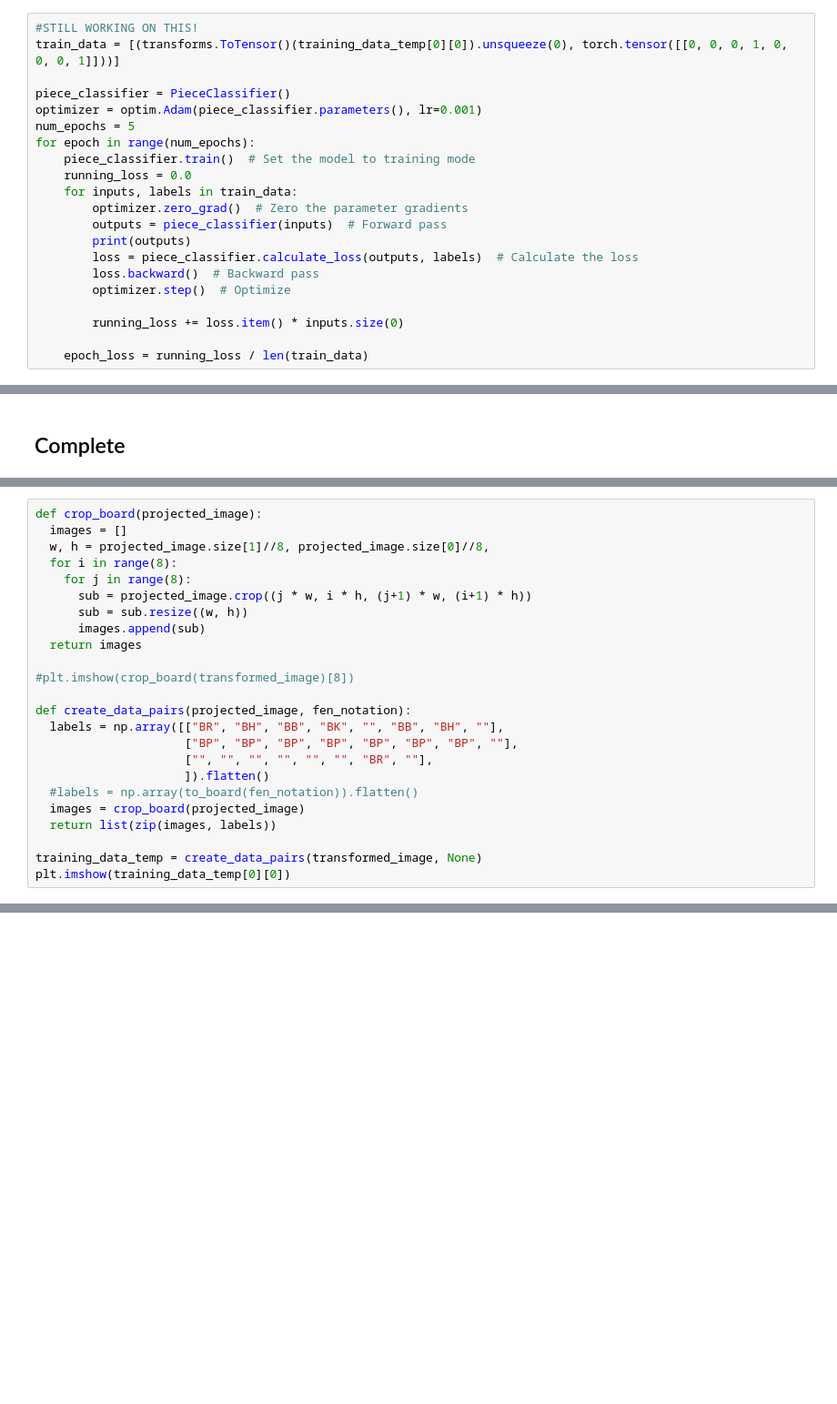
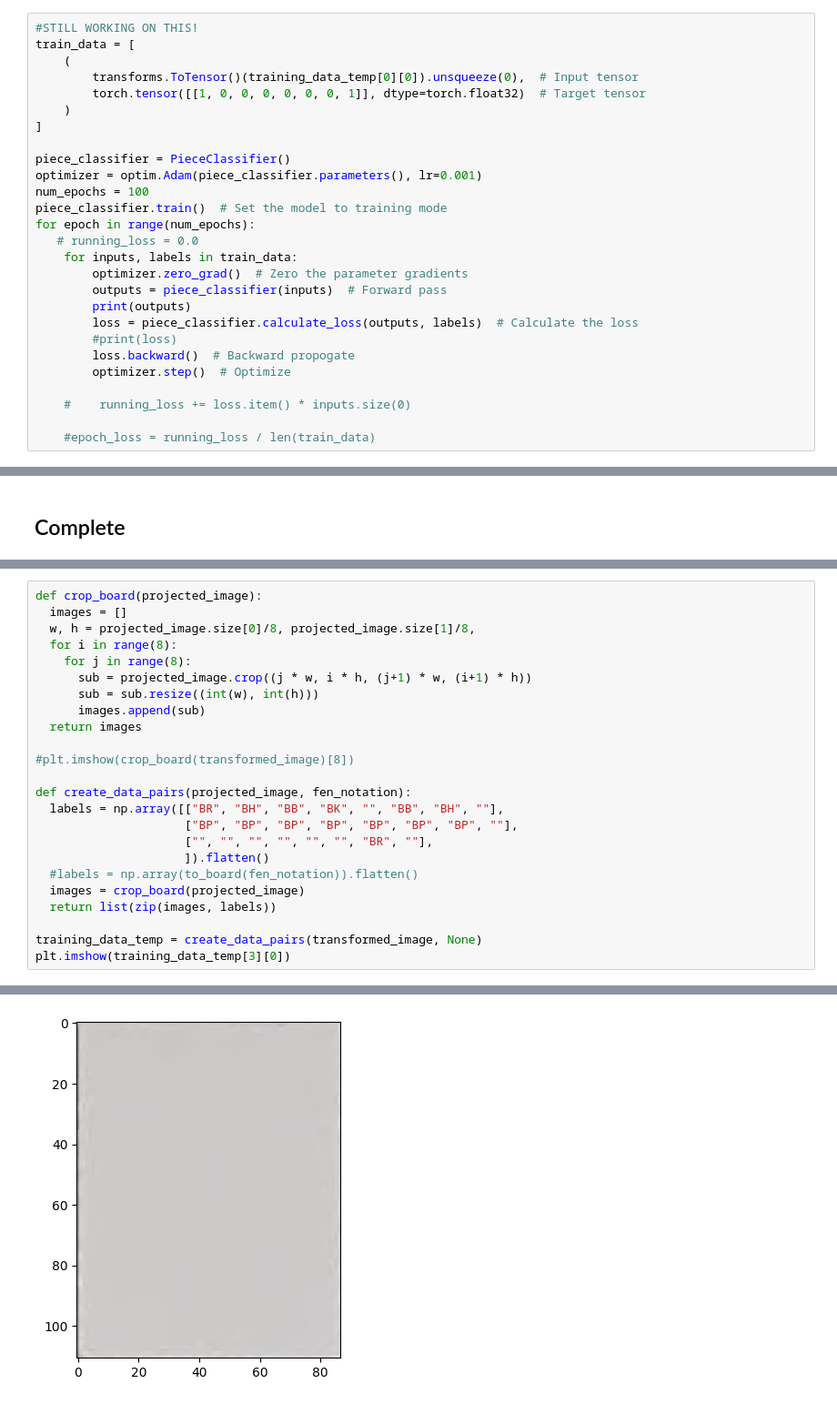
Before and after one commit to avbalsam/ChessNET, a Jupyter notebook: app.ipynb, the cells around one changed output, grey strips where cells are left out. Shown: that part at 91% size. Saved outputs shown, nothing was run; the diff lists cells and outputs as text; blank space fills up the shorter version.

```diff
--- a/app.ipynb
+++ b/app.ipynb
@@ -68,23 +64,29 @@ class PieceClassifier(nn.Module):
             return total_loss
 # %%
 #STILL WORKING ON THIS!
-train_data = [(transforms.ToTensor()(training_data_temp[0][0]).unsqueeze(0), torch.tensor([[0, 0, 0, 1, 0, 0, 0, 1]]))]
+train_data = [
+    (
+        transforms.ToTensor()(training_data_temp[0][0]).unsqueeze(0),  # Input tensor
+        torch.tensor([[1, 0, 0, 0, 0, 0, 0, 1]], dtype=torch.float32)  # Target tensor
+    )
+]
 
 piece_classifier = PieceClassifier()
 optimizer = optim.Adam(piece_classifier.parameters(), lr=0.001)
-num_epochs = 5
+num_epochs = 100
+piece_classifier.train()  # Set the model to training mode
 for epoch in range(num_epochs):
-    piece_classifier.train()  # Set the model to training mode
-    running_loss = 0.0
+   # running_loss = 0.0
     for inputs, labels in train_data:
         optimizer.zero_grad()  # Zero the parameter gradients
         outputs = piece_classifier(inputs)  # Forward pass
         print(outputs)
         loss = piece_classifier.calculate_loss(outputs, labels)  # Calculate the loss
-        loss.backward()  # Backward pass
+        #print(loss)
+        loss.backward()  # Backward propogate
         optimizer.step()  # Optimize
 
-        running_loss += loss.item() * inputs.size(0)
+    #    running_loss += loss.item() * inputs.size(0)
 
-    epoch_loss = running_loss / len(train_data)
+    #epoch_loss = running_loss / len(train_data)
 # %% [output]
@@ -423,11 +440,11 @@ NameError: name 'detections' is not defined
 # %%
 def crop_board(projected_image):
   images = []
-  w, h = projected_image.size[1]//8, projected_image.size[0]//8,
+  w, h = projected_image.size[0]/8, projected_image.size[1]/8,
   for i in range(8):
     for j in range(8):
       sub = projected_image.crop((j * w, i * h, (j+1) * w, (i+1) * h))
-      sub = sub.resize((w, h))
+      sub = sub.resize((int(w), int(h)))
       images.append(sub)
   return images
 
@@ -443,4 +460,5 @@ def create_data_pairs(projected_image, fen_notation):
   return list(zip(images, labels))
 
 training_data_temp = create_data_pairs(transformed_image, None)
-plt.imshow(training_data_temp[0][0])
+plt.imshow(training_data_temp[3][0])
+# %% [output]
@@ -446,0 +466 @@ plt.imshow(training_data_temp[0][0])
+[figure, added]
```
Also changed, not shown: parts of 10 cells of this notebook.
